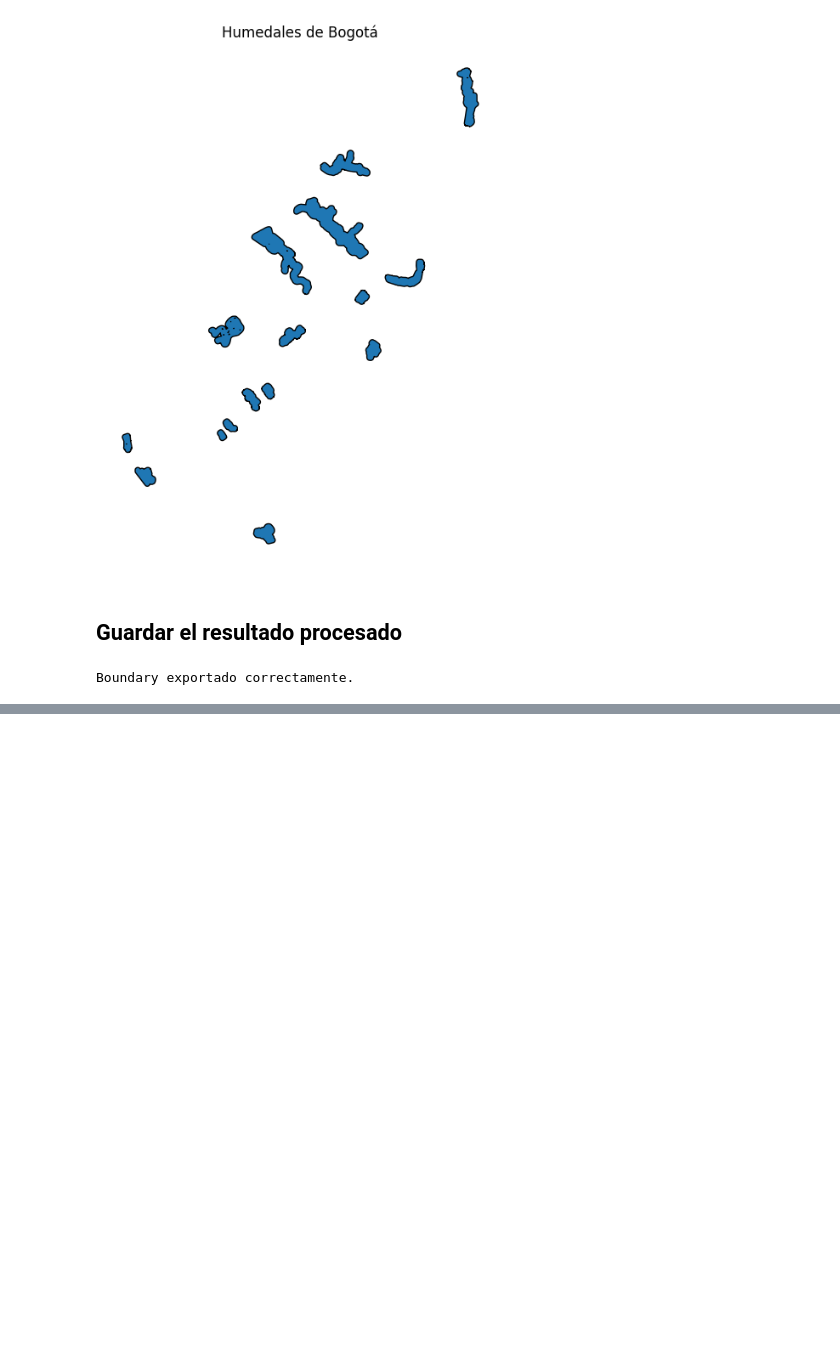
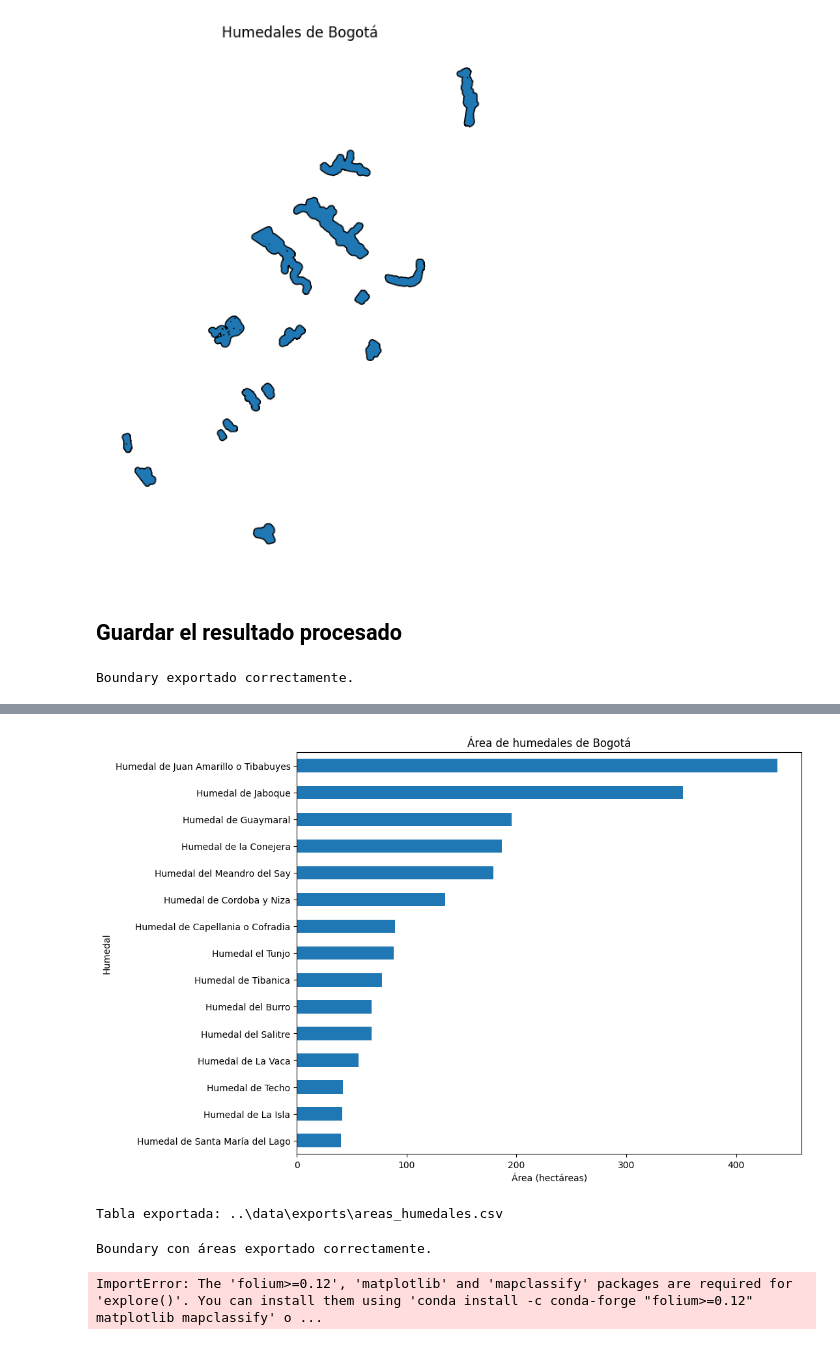
Before and after one commit to MoisesZION/humedales, a Jupyter notebook: notebooks/humedales.ipynb, the cells around one changed output, grey strips where cells are left out. Saved outputs shown, nothing was run; the diff lists cells and outputs as text; code cells hidden in the pictures; blank space fills up the shorter version.

```diff
--- a/notebooks/humedales.ipynb
+++ b/notebooks/humedales.ipynb
@@ -160,3 +160,8 @@ humedales_boundary.to_file(
 print("Boundary exportado correctamente.")
 # %% [output]
 Boundary exportado correctamente.
+# %%
+# Revisar geometrías válidas
+humedales_boundary["geometry_valid"] = humedales_boundary.geometry.is_valid
+
+humedales_boundary["geometry_valid"].value_counts()
@@ -162,0 +176,3 @@ Boundary exportado correctamente.
+# %%
+humedales_boundary_projected = humedales_boundary.to_crs(epsg=3116)
+print("CRS proyectado:", humedales_boundary_projected.crs)
@@ -162,0 +181,5 @@ Boundary exportado correctamente.
+# %%
+humedales_boundary_projected["area_m2"] = humedales_boundary_projected.geometry.area
+humedales_boundary_projected["area_ha"] = humedales_boundary_projected["area_m2"] / 10000
+
+humedales_boundary_projected[["nombre", "area_m2", "area_ha"]].head(15)
@@ -162,0 +203,5 @@ Boundary exportado correctamente.
+# %%
+areas_humedales = humedales_boundary_projected[
+    ["nombre", "area_m2", "area_ha"]
+].sort_values("area_ha", ascending=False)
+areas_humedales
@@ -162,0 +225,51 @@ Boundary exportado correctamente.
+# %%
+ax = areas_humedales.plot(
+    kind="barh",
+    x="nombre",
+    y="area_ha",
+    figsize=(10, 8),
+    legend=False
+)
+
+ax.set_title("Área de humedales de Bogotá")
+ax.set_xlabel("Área (hectáreas)")
+ax.set_ylabel("Humedal")
+plt.gca().invert_yaxis()
+plt.show()
+# %% [output]
+[figure, added]
+# %%
+#Exportar resultados a CSV
+areas_humedales.to_csv(
+    DATA_EXPORTS / "areas_humedales.csv",
+    index=False,
+    encoding="utf-8-sig"
+)
+
+print("Tabla exportada:", DATA_EXPORTS / "areas_humedales.csv")
+# %% [output]
+Tabla exportada: ..\data\exports\areas_humedales.csv
+# %%
+humedales_boundary_projected.to_file(
+    DATA_PROCESSED / "humedales_boundary_area.gpkg",
+    layer="humedales_boundary_area",
+    driver="GPKG"
+)
+
+humedales_boundary_projected.to_file(
+    DATA_EXPORTS / "humedales_boundary_area.geojson",
+    driver="GeoJSON"
+)
+
+print("Boundary con áreas exportado correctamente.")
+# %% [output]
+Boundary con áreas exportado correctamente.
+# %%
+humedales_boundary_projected.to_crs(epsg=4326).explore(
+    column="area_ha",
+    tooltip=["nombre", "area_ha"],
+    legend=True,
+    tiles="CartoDB positron"
+)
+# %% [output]
+ImportError: The 'folium>=0.12', 'matplotlib' and 'mapclassify' packages are required for 'explore()'. You can install them using 'conda install -c conda-forge "folium>=0.12" matplotlib mapclassify' o ...
```
Also changed, not shown: parts of 5 cells of this notebook, 3 other files.
